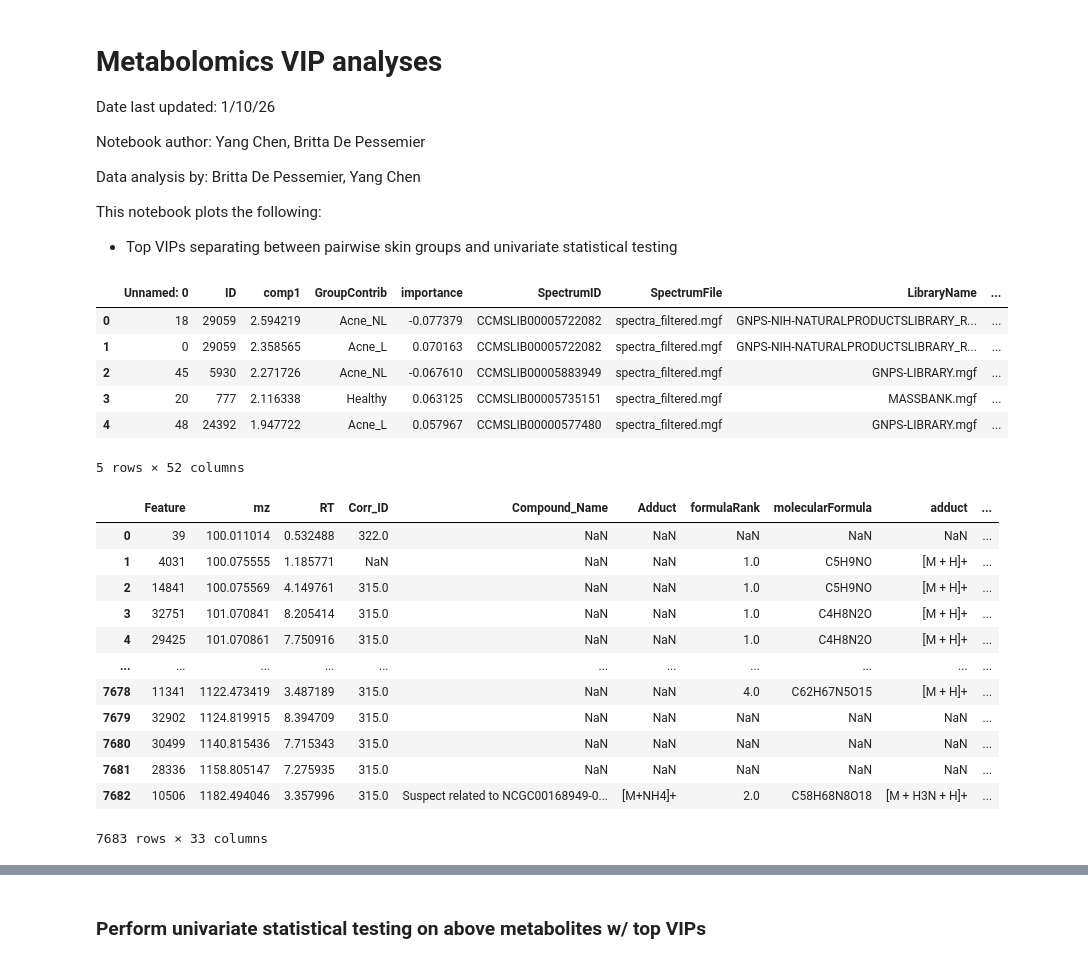
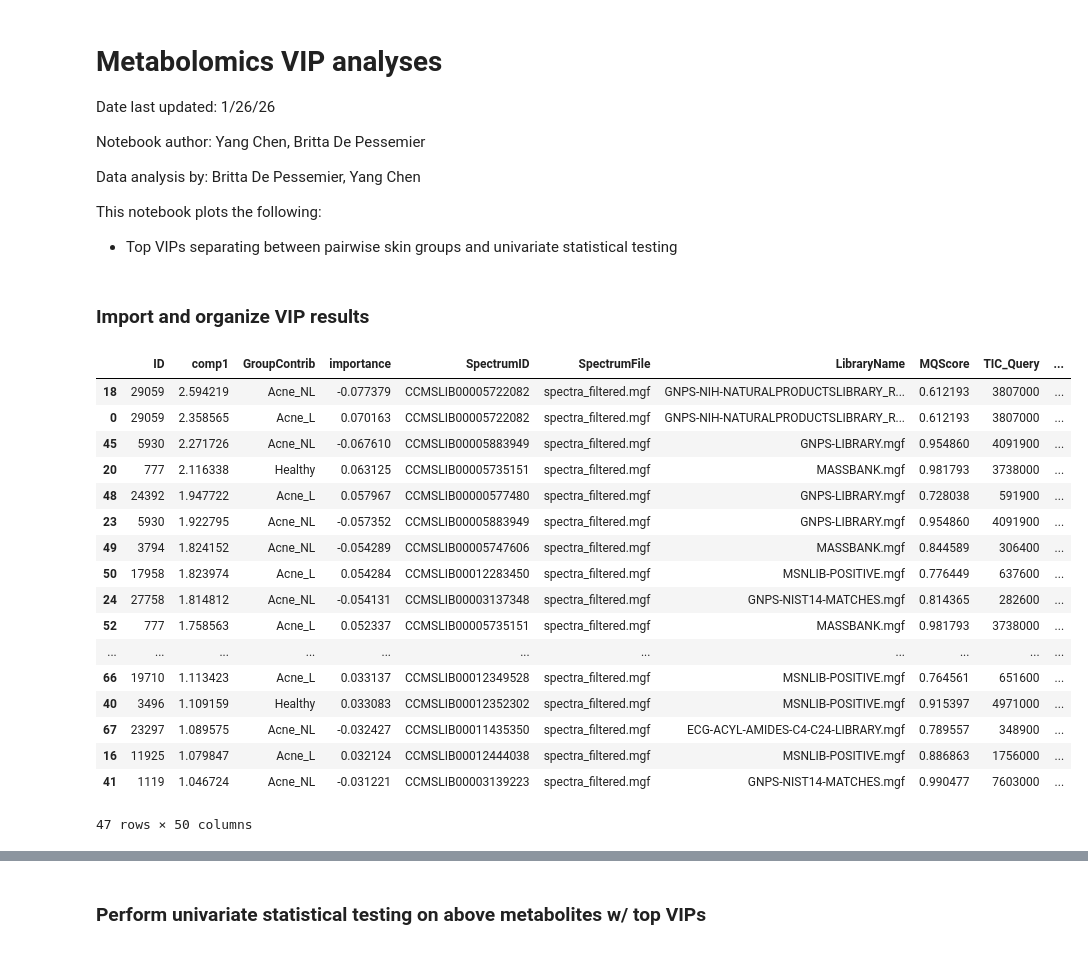
Before and after one commit to knightlab-analyses/Acne_Longitudinal_Microbiome, a Jupyter notebook: Notebooks/metabolomics_top_VIPs.ipynb, the cells around one changed output, grey strips where cells are left out. Drawn from its saved outputs; the diff is of its cells as text; code cells hidden in the pictures.

```diff
--- a/Notebooks/metabolomics_top_VIPs.ipynb
+++ b/Notebooks/metabolomics_top_VIPs.ipynb
@@ -1,7 +1,7 @@
 # %% [markdown]
 # Metabolomics VIP analyses
 
-Date last updated: 1/10/26
+Date last updated: 1/26/26
 
 Notebook author: Yang Chen, Britta De Pessemier
 
@@ -75,0 +30,2 @@ VIP_LvsH['GroupContrib'] = VIP_LvsH['GroupContrib'].replace({
+# %% [markdown]
+### Import and organize VIP results
@@ -76,21 +80,44 @@ VIP_LvsH['GroupContrib'] = VIP_LvsH['GroupContrib'].replace({
 # %%
-# Concatenate the DataFrames vertically
-VIP_combined = pd.concat([VIP_LvsH_merged, VIP_NLvsH_merged, VIP_NLvsL_merged], ignore_index=True)
-#VIP_combined_Loadings = pd.concat([VIP_LvsH, VIP_NLvsH, VIP_NLvsL], ignore_index=True)
+# Concatenate merged VIP feature tables across contrasts
+VIP_combined = pd.concat(
+    [VIP_LvsH_merged, VIP_NLvsH_merged, VIP_NLvsL_merged],
+    ignore_index=True
+)
 
-# Sort the combined DataFrame by the 'VIP' column in descending order
+# Sort combined VIP table by component loading magnitude
 VIP_sorted = VIP_combined.sort_values(by='comp1', ascending=False)
 
-# Replace NaN values in 'superclass', 'superclass', and 'superclass' columns with "Unknown"
-VIP_sorted[['superclass', 'class', 'subclass']] = VIP_sorted[['superclass', 'class', 'subclass']].fillna("Unknown")
+# Fill missing chemical ontology annotations with 'Unknown'
+VIP_sorted[['superclass', 'class', 'subclass']] = (
+    VIP_sorted[['superclass', 'class', 'subclass']]
+    .fillna('Unknown')
+)
 
-#VIP_sorted.to_csv('../Data/metabolomics/Run3_10252024/output/VIP_all.csv')
-
-# Filter out rows where VIP < 1
+# Retain features with VIP score >= 1
 VIP_filtered = VIP_sorted[VIP_sorted['comp1'] >= 1]
 
-# Filter out rows where 'molecular_formula' is NaN
+# Retain only features with an assigned molecular formula
 VIP_filtered = VIP_filtered[VIP_filtered['molecular_formula'].notna()]
+VIP_filtered
+# %% [output]
+|  | ID | comp1 | GroupContrib | importance | SpectrumID | SpectrumFile | LibraryName | MQScore | TIC_Query | ... |
+| 18 | 29059 | 2.594219 | Acne_NL | -0.077379 | CCMSLIB00005722082 | spectra_filtered.mgf | GNPS-NIH-NATURALPRODUCTSLIBRARY_R... | 0.612193 | 3807000 | ... |
+| 0 | 29059 | 2.358565 | Acne_L | 0.070163 | CCMSLIB00005722082 | spectra_filtered.mgf | GNPS-NIH-NATURALPRODUCTSLIBRARY_R... | 0.612193 | 3807000 | ... |
+| 45 | 5930 | 2.271726 | Acne_NL | -0.067610 | CCMSLIB00005883949 | spectra_filtered.mgf | GNPS-LIBRARY.mgf | 0.954860 | 4091900 | ... |
+| 20 | 777 | 2.116338 | Healthy | 0.063125 | CCMSLIB00005735151 | spectra_filtered.mgf | MASSBANK.mgf | 0.981793 | 3738000 | ... |
+| 48 | 24392 | 1.947722 | Acne_L | 0.057967 | CCMSLIB00000577480 | spectra_filtered.mgf | GNPS-LIBRARY.mgf | 0.728038 | 591900 | ... |
+| 23 | 5930 | 1.922795 | Acne_NL | -0.057352 | CCMSLIB00005883949 | spectra_filtered.mgf | GNPS-LIBRARY.mgf | 0.954860 | 4091900 | ... |
+| 49 | 3794 | 1.824152 | Acne_NL | -0.054289 | CCMSLIB00005747606 | spectra_filtered.mgf | MASSBANK.mgf | 0.844589 | 306400 | ... |
+| 50 | 17958 | 1.823974 | Acne_L | 0.054284 | CCMSLIB00012283450 | spectra_filtered.mgf | MSNLIB-POSITIVE.mgf | 0.776449 | 637600 | ... |
+| 24 | 27758 | 1.814812 | Acne_NL | -0.054131 | CCMSLIB00003137348 | spectra_filtered.mgf | GNPS-NIST14-MATCHES.mgf | 0.814365 | 282600 | ... |
+| 52 | 777 | 1.758563 | Acne_L | 0.052337 | CCMSLIB00005735151 | spectra_filtered.mgf | MASSBANK.mgf | 0.981793 | 3738000 | ... |
+| ... | ... | ... | ... | ... | ... | ... | ... | ... | ... | ... |
+| 66 | 19710 | 1.113423 | Acne_L | 0.033137 | CCMSLIB00012349528 | spectra_filtered.mgf | MSNLIB-POSITIVE.mgf | 0.764561 | 651600 | ... |
+| 40 | 3496 | 1.109159 | Healthy | 0.033083 | CCMSLIB00012352302 | spectra_filtered.mgf | MSNLIB-POSITIVE.mgf | 0.915397 | 4971000 | ... |
+| 67 | 23297 | 1.089575 | Acne_NL | -0.032427 | CCMSLIB00011435350 | spectra_filtered.mgf | ECG-ACYL-AMIDES-C4-C24-LIBRARY.mgf | 0.789557 | 348900 | ... |
+| 16 | 11925 | 1.079847 | Acne_L | 0.032124 | CCMSLIB00012444038 | spectra_filtered.mgf | MSNLIB-POSITIVE.mgf | 0.886863 | 1756000 | ... |
+| 41 | 1119 | 1.046724 | Acne_NL | -0.031221 | CCMSLIB00003139223 | spectra_filtered.mgf | GNPS-NIST14-MATCHES.mgf | 0.990477 | 7603000 | ... |
+47 rows × 50 columns
 # %%
 # Define a function to calculate the VIP_direction
 def calculate_vip_direction(row):
@@ -111,36 +137,6 @@ VIP_filtered.to_csv('../Data/metabolomics/Run3_10252024/output/VIP_filtered_fina
-# %%
-# VIP_filtered = pd.read_csv('../Data/metabolomics/Run3_10252024/output/VIP_filtered_final_name.csv')
-VIP_filtered = pd.read_csv('../Data/metabolomics/Run3_10252024/output/VIP_filtered_final_data_method2_11212024.csv')
-
-# Filter out rows where GroupContrib is NaN
-VIP_filtered = VIP_filtered.dropna(subset=['GroupContrib'])
-VIP_filtered.head()
-# %% [output]
-|  | Unnamed: 0 | ID | comp1 | GroupContrib | importance | SpectrumID | SpectrumFile | LibraryName | ... |
-| 0 | 18 | 29059 | 2.594219 | Acne_NL | -0.077379 | CCMSLIB00005722082 | spectra_filtered.mgf | GNPS-NIH-NATURALPRODUCTSLIBRARY_R... | ... |
-| 1 | 0 | 29059 | 2.358565 | Acne_L | 0.070163 | CCMSLIB00005722082 | spectra_filtered.mgf | GNPS-NIH-NATURALPRODUCTSLIBRARY_R... | ... |
-| 2 | 45 | 5930 | 2.271726 | Acne_NL | -0.067610 | CCMSLIB00005883949 | spectra_filtered.mgf | GNPS-LIBRARY.mgf | ... |
-| 3 | 20 | 777 | 2.116338 | Healthy | 0.063125 | CCMSLIB00005735151 | spectra_filtered.mgf | MASSBANK.mgf | ... |
-| 4 | 48 | 24392 | 1.947722 | Acne_L | 0.057967 | CCMSLIB00000577480 | spectra_filtered.mgf | GNPS-LIBRARY.mgf | ... |
-5 rows × 52 columns
 # %%
-# read in info_feature_complete.csv
+# read in metadata info on metabolites
 info_feature_complete = pd.read_csv('../Data/metabolomics/Run3_10252024/info_feature_complete.csv')
-info_feature_complete
-# %% [output]
-|  | Feature | mz | RT | Corr_ID | Compound_Name | Adduct | formulaRank | molecularFormula | adduct | ... |
-| 0 | 39 | 100.011014 | 0.532488 | 322.0 | NaN | NaN | NaN | NaN | NaN | ... |
-| 1 | 4031 | 100.075555 | 1.185771 | NaN | NaN | NaN | 1.0 | C5H9NO | [M + H]+ | ... |
-| 2 | 14841 | 100.075569 | 4.149761 | 315.0 | NaN | NaN | 1.0 | C5H9NO | [M + H]+ | ... |
-| 3 | 32751 | 101.070841 | 8.205414 | 315.0 | NaN | NaN | 1.0 | C4H8N2O | [M + H]+ | ... |
-| 4 | 29425 | 101.070861 | 7.750916 | 315.0 | NaN | NaN | 1.0 | C4H8N2O | [M + H]+ | ... |
-| ... | ... | ... | ... | ... | ... | ... | ... | ... | ... | ... |
-| 7678 | 11341 | 1122.473419 | 3.487189 | 315.0 | NaN | NaN | 4.0 | C62H67N5O15 | [M + H]+ | ... |
-| 7679 | 32902 | 1124.819915 | 8.394709 | 315.0 | NaN | NaN | NaN | NaN | NaN | ... |
-| 7680 | 30499 | 1140.815436 | 7.715343 | 315.0 | NaN | NaN | NaN | NaN | NaN | ... |
-| 7681 | 28336 | 1158.805147 | 7.275935 | 315.0 | NaN | NaN | NaN | NaN | NaN | ... |
-| 7682 | 10506 | 1182.494046 | 3.357996 | 315.0 | Suspect related to NCGC00168949-0... | [M+NH4]+ | 2.0 | C58H68N8O18 | [M + H3N + H]+ | ... |
-7683 rows × 33 columns
 # %%
 # Merge mz info based on matching IDs
 VIP_filtered = VIP_filtered.merge(
```
Also changed, not shown: parts of 30 cells of this notebook, 38 other files.
